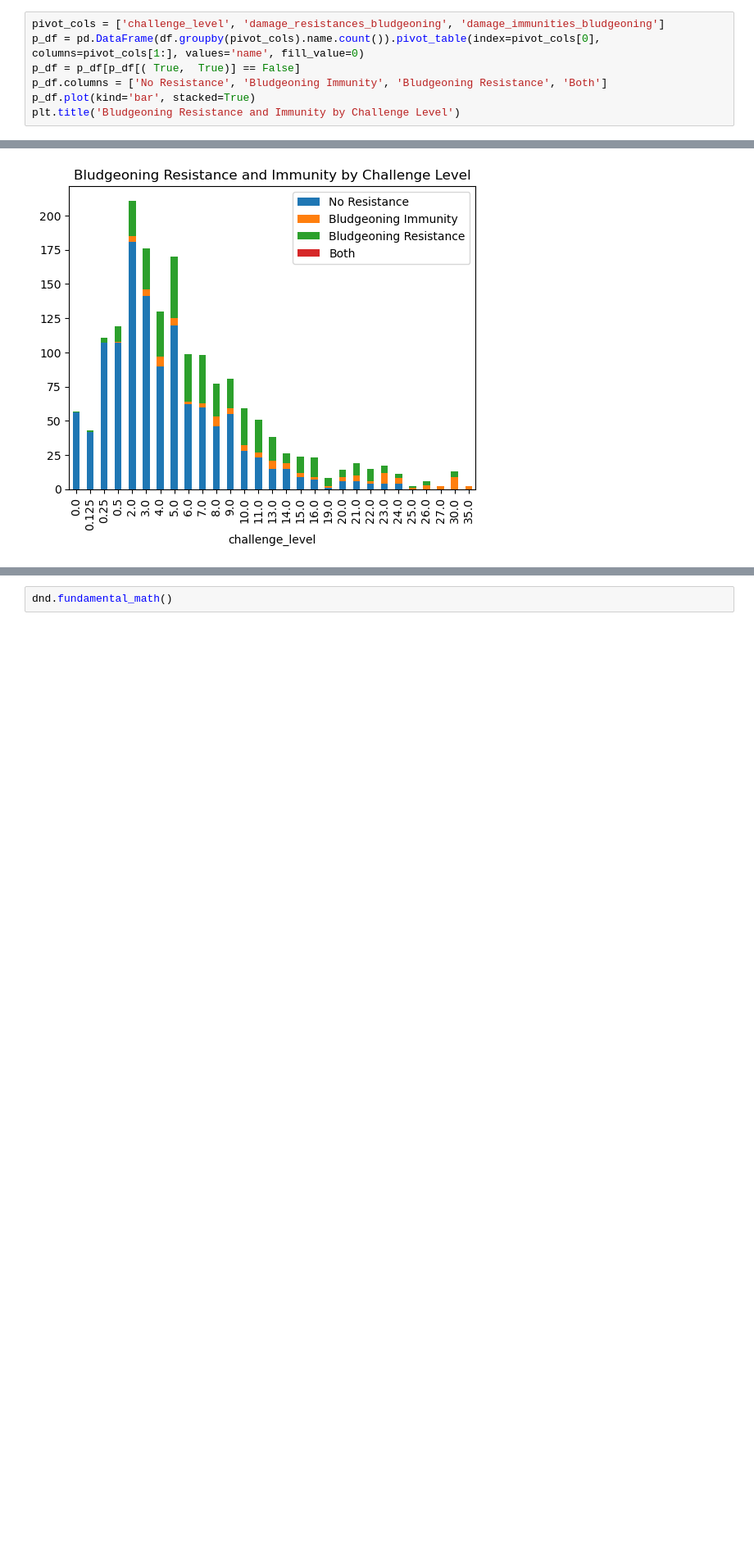
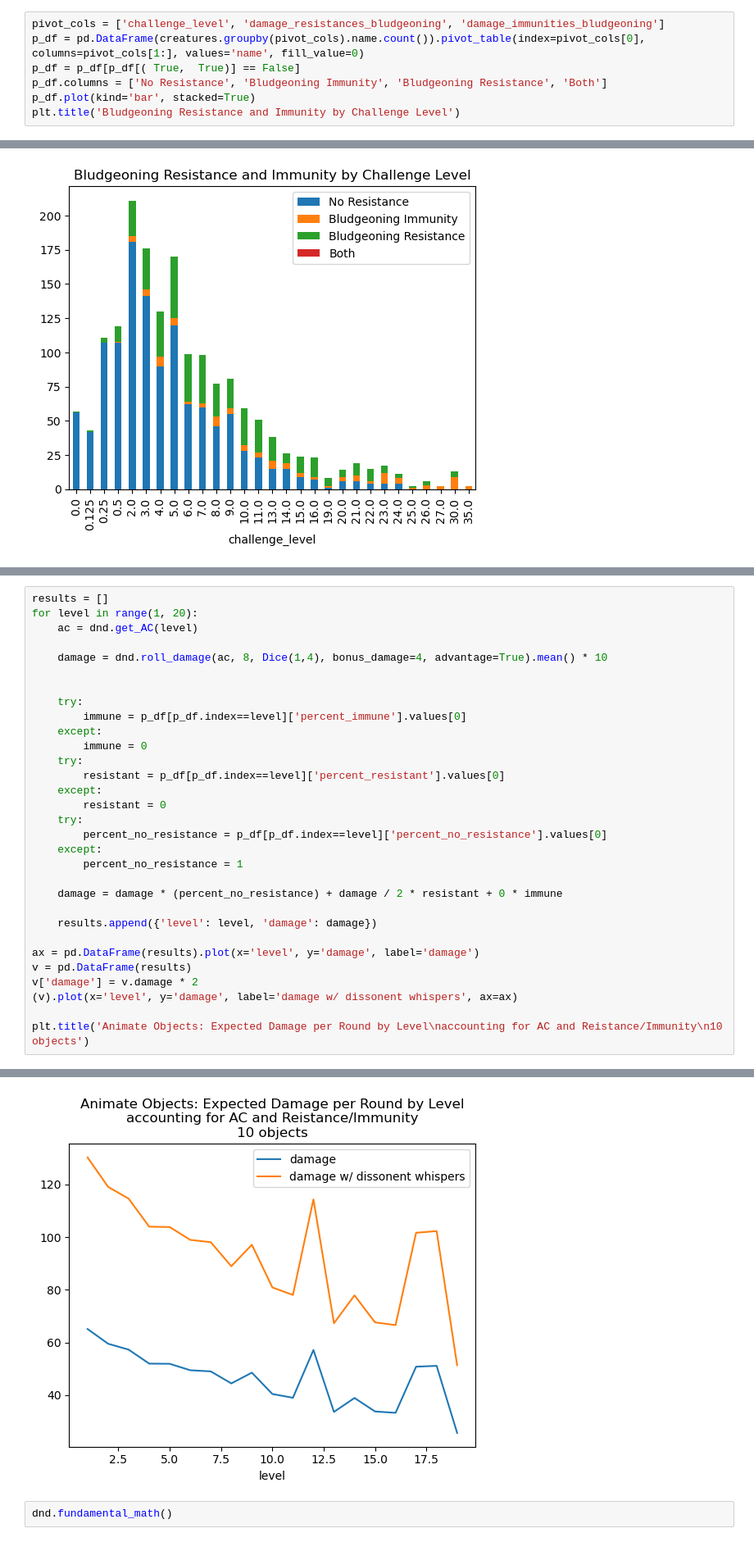
Before and after one commit to spencebeecher/dnd, a Jupyter notebook: dnd.ipynb, the cells around one changed output, grey strips where cells are left out. Shown: that part at 82% size. Cells and saved outputs as stored; diff of their text form; blank space fills up the shorter version.

```diff
--- a/dnd.ipynb
+++ b/dnd.ipynb
@@ -248,6 +17,6 @@ MultiIndex([(False, False),
 # %%
 pivot_cols = ['challenge_level', 'damage_resistances_bludgeoning', 'damage_immunities_bludgeoning']
-p_df = pd.DataFrame(df.groupby(pivot_cols).name.count()).pivot_table(index=pivot_cols[0], columns=pivot_cols[1:], values='name', fill_value=0)
+p_df = pd.DataFrame(creatures.groupby(pivot_cols).name.count()).pivot_table(index=pivot_cols[0], columns=pivot_cols[1:], values='name', fill_value=0)
 p_df = p_df[p_df[( True,  True)] == False]
 p_df.columns = ['No Resistance', 'Bludgeoning Immunity', 'Bludgeoning Resistance', 'Both']
 p_df.plot(kind='bar', stacked=True)
@@ -281,0 +31,32 @@ p_df
+# %%
+results = []
+for level in range(1, 20):
+    ac = dnd.get_AC(level)
+
+    damage = dnd.roll_damage(ac, 8, Dice(1,4), bonus_damage=4, advantage=True).mean() * 10
+
+
+    try:
+        immune = p_df[p_df.index==level]['percent_immune'].values[0]
+    except:
+        immune = 0
+    try:
+        resistant = p_df[p_df.index==level]['percent_resistant'].values[0]
+    except:
+        resistant = 0
+    try:
+        percent_no_resistance = p_df[p_df.index==level]['percent_no_resistance'].values[0]
+    except:
+        percent_no_resistance = 1
+
+    damage = damage * (percent_no_resistance) + damage / 2 * resistant + 0 * immune
+
+    results.append({'level': level, 'damage': damage})
+
+ax = pd.DataFrame(results).plot(x='level', y='damage', label='damage')
+v = pd.DataFrame(results)
+v['damage'] = v.damage * 2
+(v).plot(x='level', y='damage', label='damage w/ dissonent whispers', ax=ax)
+
+plt.title('Animate Objects: Expected Damage per Round by Level\naccounting for AC and Reistance/Immunity\n10 objects')
+# %% [output]
@@ -282,3 +64,4 @@ p_df
+[figure, added]
 # %%
 dnd.fundamental_math()
 # %% [output]
```
Also changed, not shown: parts of 7 cells of this notebook, 1 other file.
